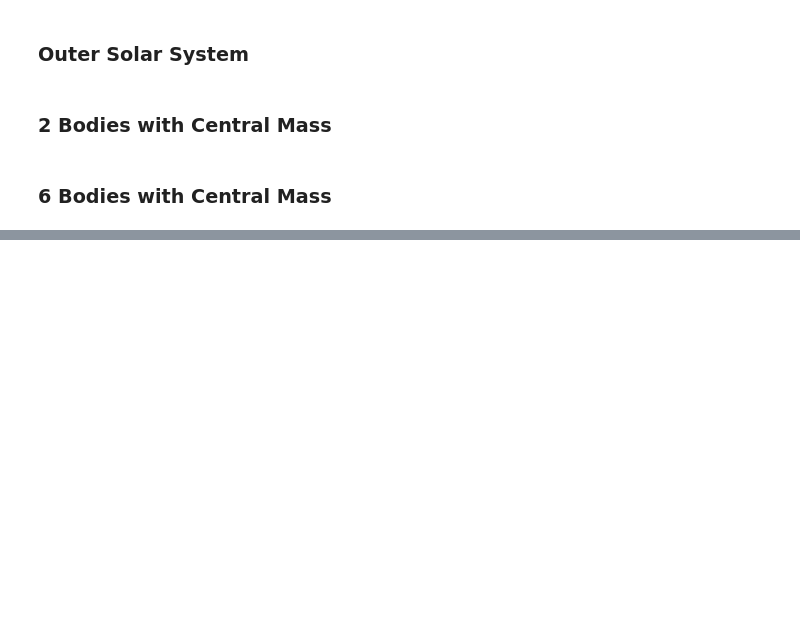
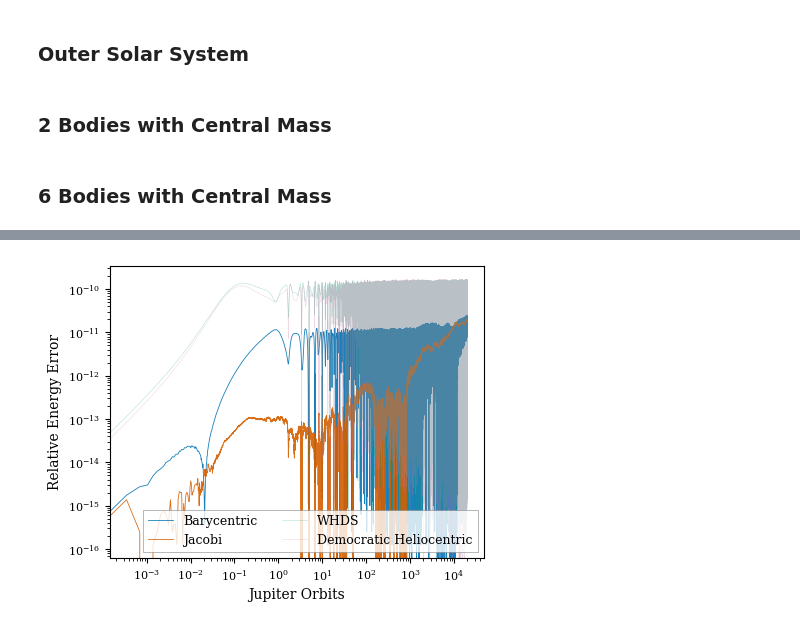
Before and after one commit to luke-wriglesworth/rebound, a Jupyter notebook: barycentric testing/Barycentric_whfast_test.ipynb, the cells around one changed output, grey strips where cells are left out. Drawn from its saved outputs; the diff is of its cells as text; code cells hidden in the pictures; blank space fills up the shorter version.

```diff
--- a/barycentric testing/Barycentric_whfast_test.ipynb
+++ b/barycentric testing/Barycentric_whfast_test.ipynb
@@ -754,0 +805,54 @@ KeyboardInterrupt:
+# %%
+import rebound
+import numpy as np
+import rebound.data as data
+import matplotlib.pyplot as plt
+loaded_results = np.load('simulation_results_long_cor.npz')
+x = loaded_results['x']
+y = loaded_results['y']
+z = loaded_results['z']
+energy_errors = loaded_results['energy_errors']
+times = loaded_results['times']
+coordinates = loaded_results['coordinates']
+
+
+sim = rebound.Simulation()
+data.add_outer_solar_system(sim)
+p = sim.particles[1].P
+
+coordinates = ["Barycentric", "Jacobi", "WHDS", "Democratic Heliocentric"]
+plt.rcParams.clear()
+plt.rcParams.update({
+    "text.usetex": False,
+    "font.family": "serif",
+    "axes.labelsize": 10,
+    "font.size": 10,
+    "legend.fontsize": 8,
+    "xtick.labelsize": 8,
+    "ytick.labelsize": 8
+})
+
+fig = plt.figure(figsize=(4.5, 3.5))
+colors = ['#0072B2', '#D55E00', '#009E73', '#CC79A7']
+linestyles = ['-', '-', '-', '-']
+linewidths = [0.6, 0.6, 0.4, 0.4]
+# for i, coord in enumerate(coordinates):
+#     plt.plot(times/p, energy_errors[i], label=coord, linestyle=linestyles[i], linewidth=linewidths[i], alpha=0.6)
+for i, coord in enumerate(coordinates):
+    alpha = 0.9
+    if coord == "WHDS" or coord == "Democratic Heliocentric":
+        alpha = 0.3
+    plt.plot(times/p, energy_errors[i], label=coord, linestyle=linestyles[i],
+             linewidth=linewidths[i], color=colors[i], alpha=alpha)
+plt.xlabel("Jupiter Orbits", fontweight='medium')
+plt.ylabel("Relative Energy Error", fontweight='medium')
+plt.yscale("log")
+plt.xscale("log")
+legend = plt.legend(fontsize=9, frameon=True, edgecolor='gray',
+                   fancybox=False, ncol=2, loc='lower right')
+legend.get_frame().set_linewidth(0.5)
+plt.tight_layout(pad=0.5)
+plt.show()
+fig.savefig("solar_system_cor_long.pdf", dpi=600, bbox_inches='tight')
+# %% [output]
+[figure, added]
```
Also changed, not shown: parts of 5 cells of this notebook, 19 other files.
